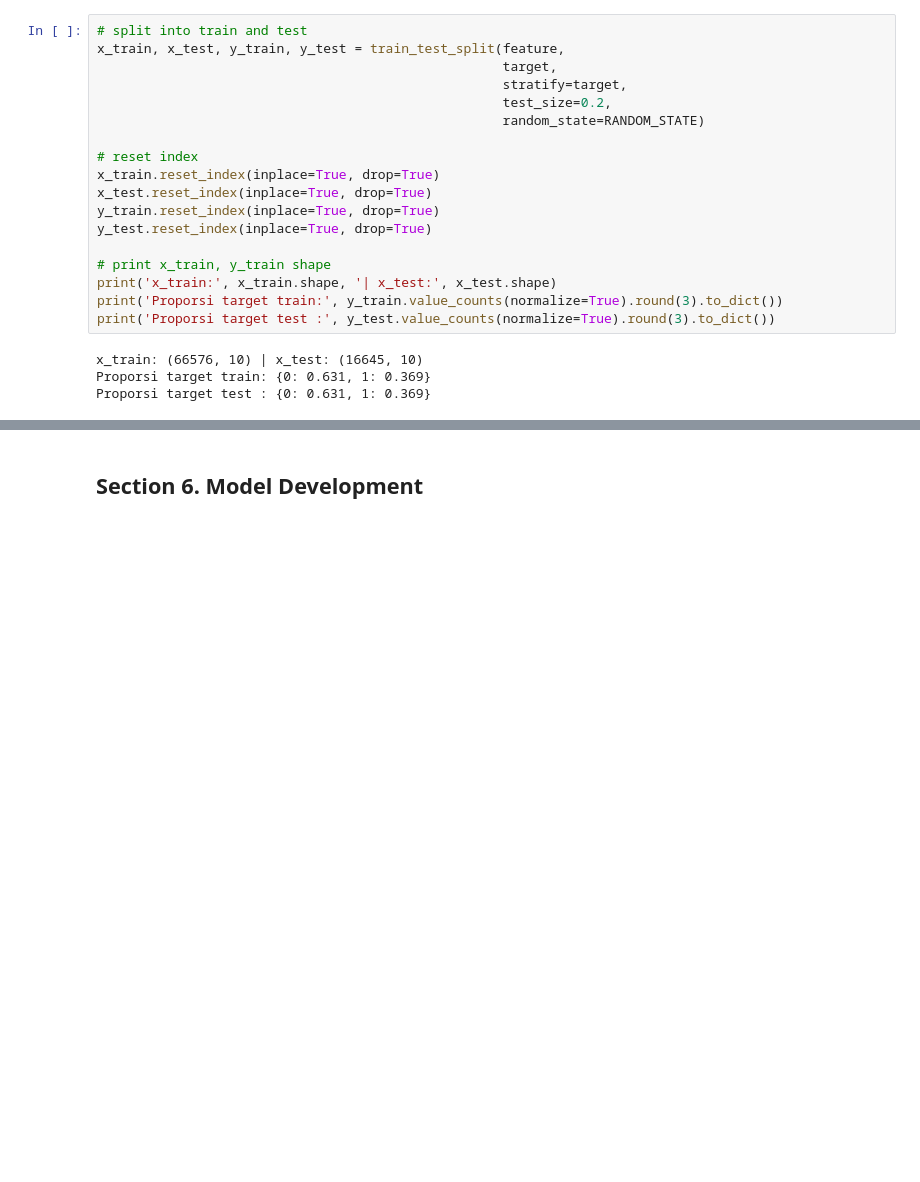
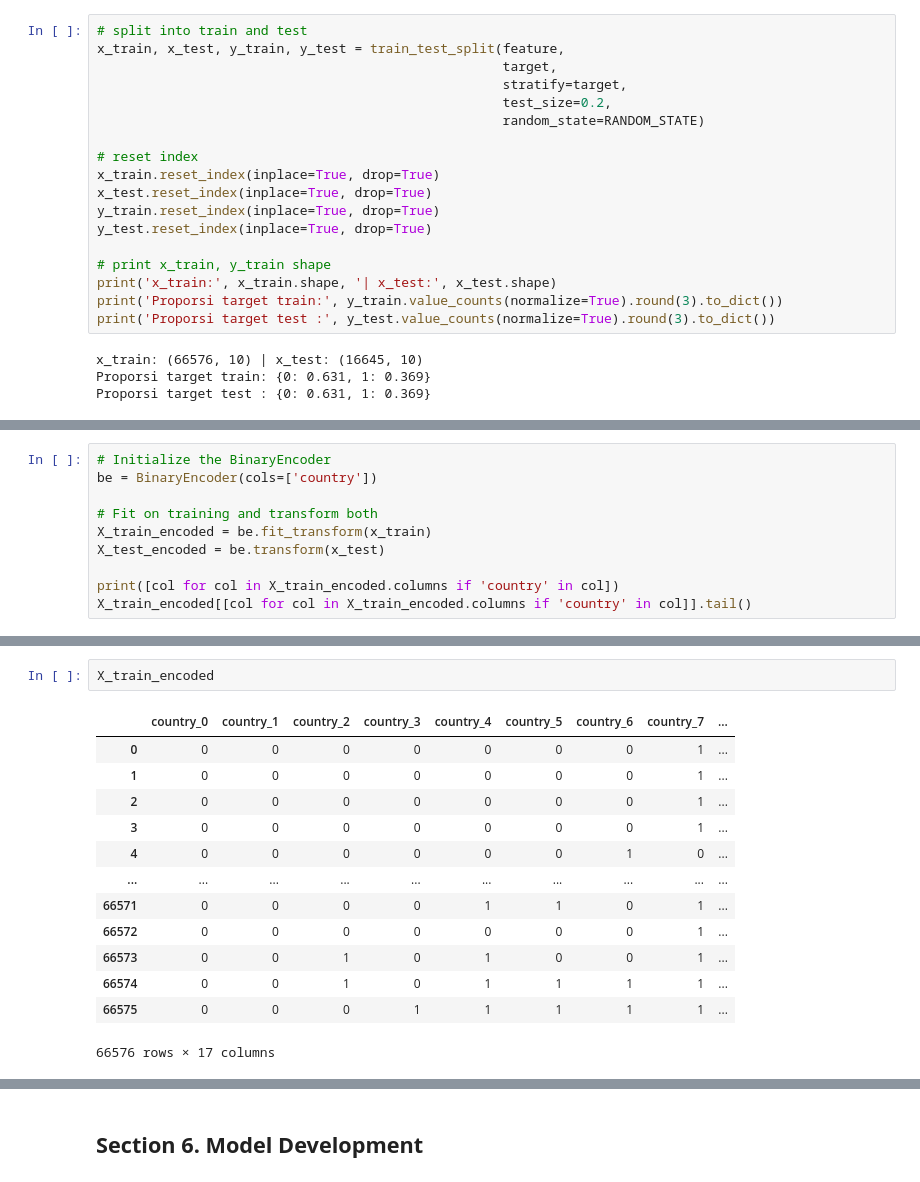
Before and after one commit to rafiandrianto/Capstone3, a Jupyter notebook: notebook/1.0-bdp-notebook.ipynb, the cells around one changed output, grey strips where cells are left out. Drawn from its saved outputs; the diff is of its cells as text; blank space fills up the shorter version.

```diff
--- a/notebook/1.0-bdp-notebook.ipynb
+++ b/notebook/1.0-bdp-notebook.ipynb
@@ -982,0 +983,10 @@ Proporsi target test : {0: 0.631, 1: 0.369}
+# %%
+# Initialize the BinaryEncoder
+be = BinaryEncoder(cols=['country'])
+
+# Fit on training and transform both
+X_train_encoded = be.fit_transform(x_train)
+X_test_encoded = be.transform(x_test)
+
+print([col for col in X_train_encoded.columns if 'country' in col])
+X_train_encoded[[col for col in X_train_encoded.columns if 'country' in col]].tail()
@@ -982,0 +1001,16 @@ Proporsi target test : {0: 0.631, 1: 0.369}
+# %%
+X_train_encoded
+# %% [output]
+|  | country_0 | country_1 | country_2 | country_3 | country_4 | country_5 | country_6 | country_7 | ... |
+| 0 | 0 | 0 | 0 | 0 | 0 | 0 | 0 | 1 | ... |
+| 1 | 0 | 0 | 0 | 0 | 0 | 0 | 0 | 1 | ... |
+| 2 | 0 | 0 | 0 | 0 | 0 | 0 | 0 | 1 | ... |
+| 3 | 0 | 0 | 0 | 0 | 0 | 0 | 0 | 1 | ... |
+| 4 | 0 | 0 | 0 | 0 | 0 | 0 | 1 | 0 | ... |
+| ... | ... | ... | ... | ... | ... | ... | ... | ... | ... |
+| 66571 | 0 | 0 | 0 | 0 | 1 | 1 | 0 | 1 | ... |
+| 66572 | 0 | 0 | 0 | 0 | 0 | 0 | 0 | 1 | ... |
+| 66573 | 0 | 0 | 1 | 0 | 1 | 0 | 0 | 1 | ... |
+| 66574 | 0 | 0 | 1 | 0 | 1 | 1 | 1 | 1 | ... |
+| 66575 | 0 | 0 | 0 | 1 | 1 | 1 | 1 | 1 | ... |
+66576 rows × 17 columns
```
Also changed, not shown: parts of 16 cells of this notebook.
